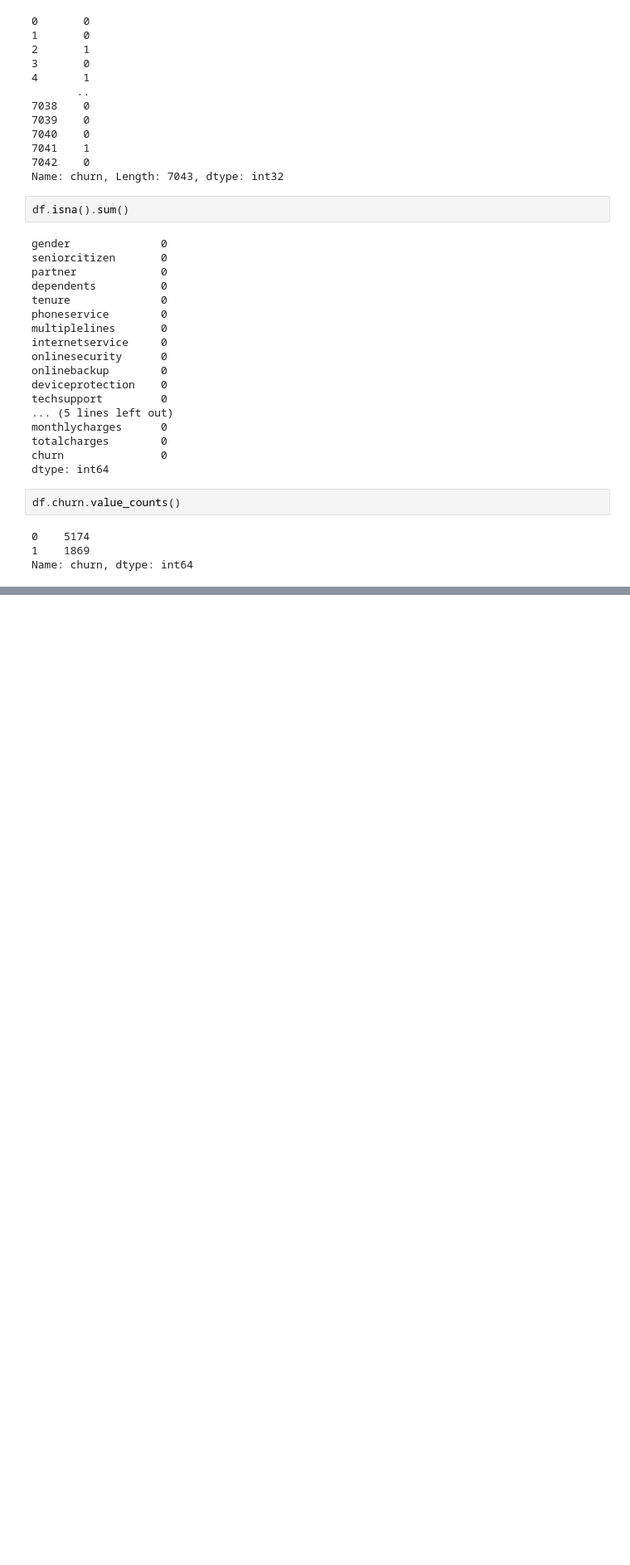
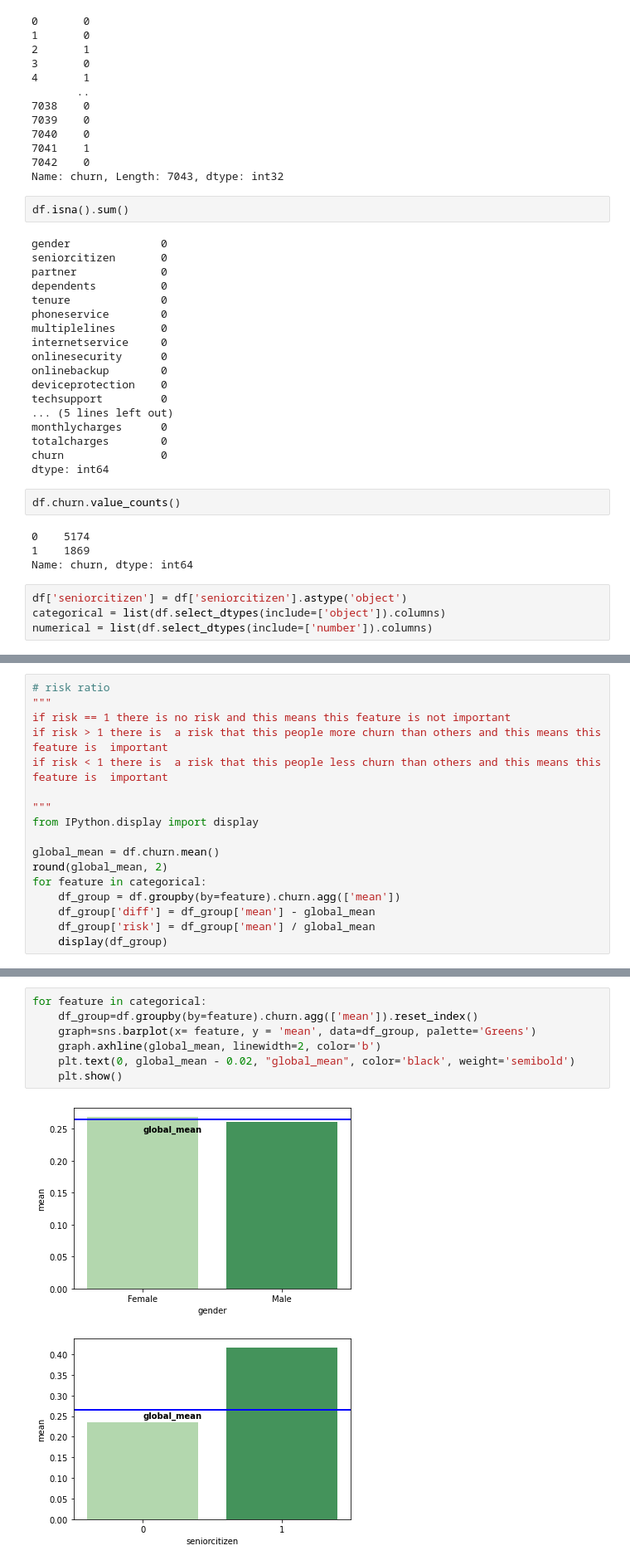
Before and after one commit to mohamedabdalltif/Churn-Predict, a Jupyter notebook: Churn_predict.ipynb, the cells around one changed output, grey strips where cells are left out. Shown: that part at 83% size. Saved outputs shown, nothing was run; the diff lists cells and outputs as text; blank space fills up the shorter version.

Commit message:
feature importance

```diff
--- a/Churn_predict.ipynb
+++ b/Churn_predict.ipynb
@@ -243,3 +242,7 @@ df.churn.value_counts()
 0    5174
 1    1869
 Name: churn, dtype: int64
+# %%
+df['seniorcitizen'] = df['seniorcitizen'].astype('object')
+categorical = list(df.select_dtypes(include=['object']).columns)
+numerical = list(df.select_dtypes(include=['number']).columns)
@@ -245,0 +271,17 @@ Name: churn, dtype: int64
+# %%
+# risk ratio
+"""
+if risk == 1 there is no risk and this means this feature is not important
+if risk > 1 there is  a risk that this people more churn than others and this means this feature is  important
+if risk < 1 there is  a risk that this people less churn than others and this means this feature is  important
+
+"""
+from IPython.display import display
+
+global_mean = df.churn.mean()
+round(global_mean, 2)
+for feature in categorical:
+    df_group = df.groupby(by=feature).churn.agg(['mean'])
+    df_group['diff'] = df_group['mean'] - global_mean
+    df_group['risk'] = df_group['mean'] / global_mean
+    display(df_group)
@@ -245,0 +345,10 @@ Name: churn, dtype: int64
+# %%
+for feature in categorical:
+    df_group=df.groupby(by=feature).churn.agg(['mean']).reset_index()
+    graph=sns.barplot(x= feature, y = 'mean', data=df_group, palette='Greens')
+    graph.axhline(global_mean, linewidth=2, color='b')
+    plt.text(0, global_mean - 0.02, "global_mean", color='black', weight='semibold')
+    plt.show()
+# %% [output]
+[figure, added]
+[figure, added]
```
Also changed, not shown: parts of 12 cells of this notebook.
